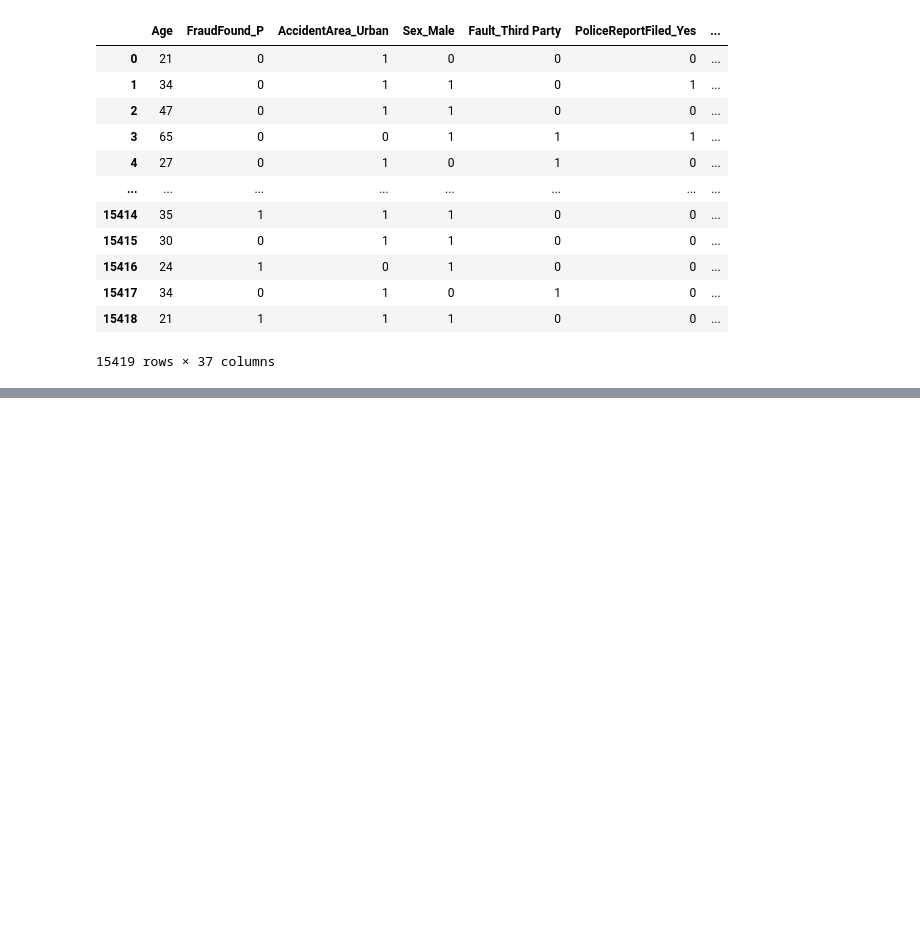
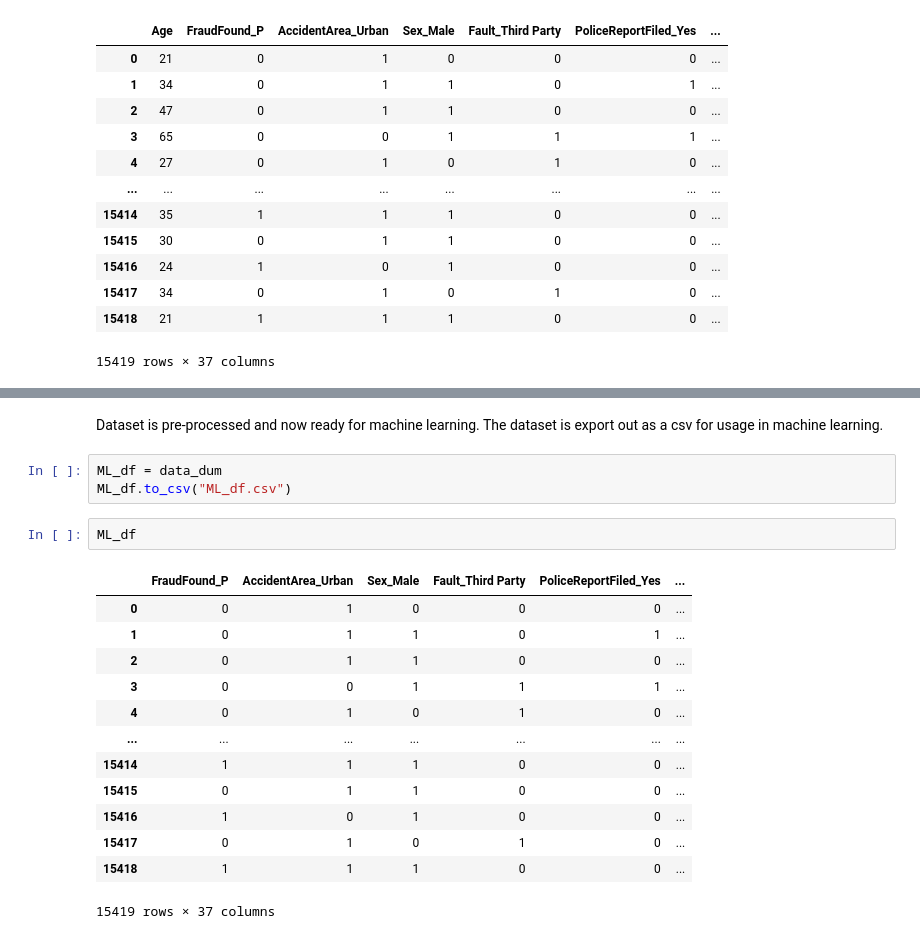
Before and after one commit to irungus/Applied-Machine-Learning, a Jupyter notebook: POA CAT 1.ipynb, the cells around one changed output, grey strips where cells are left out. Drawn from its saved outputs; the diff is of its cells as text; blank space fills up the shorter version.

```diff
--- a/POA CAT 1.ipynb
+++ b/POA CAT 1.ipynb
@@ -839,0 +899,21 @@ data_dum
+# %% [markdown]
+Dataset is pre-processed and now ready for machine learning. The dataset is export out as a csv for usage in machine learning.
+# %%
+ML_df = data_dum
+ML_df.to_csv("ML_df.csv")
+# %%
+ML_df
+# %% [output]
+|  | FraudFound_P | AccidentArea_Urban | Sex_Male | Fault_Third Party | PoliceReportFiled_Yes | ... |
+| 0 | 0 | 1 | 0 | 0 | 0 | ... |
+| 1 | 0 | 1 | 1 | 0 | 1 | ... |
+| 2 | 0 | 1 | 1 | 0 | 0 | ... |
+| 3 | 0 | 0 | 1 | 1 | 1 | ... |
+| 4 | 0 | 1 | 0 | 1 | 0 | ... |
+| ... | ... | ... | ... | ... | ... | ... |
+| 15414 | 1 | 1 | 1 | 0 | 0 | ... |
+| 15415 | 0 | 1 | 1 | 0 | 0 | ... |
+| 15416 | 1 | 0 | 1 | 0 | 0 | ... |
+| 15417 | 0 | 1 | 0 | 1 | 0 | ... |
+| 15418 | 1 | 1 | 1 | 0 | 0 | ... |
+15419 rows × 37 columns
```
Also changed, not shown: parts of 24 cells of this notebook.
